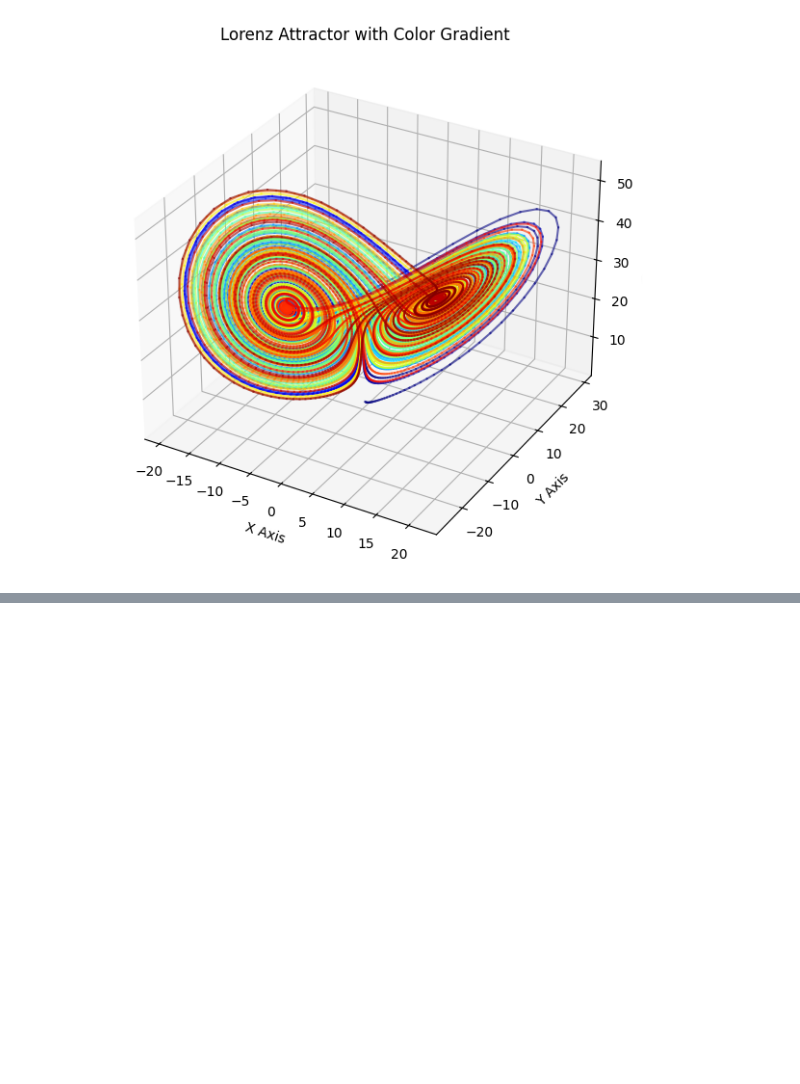
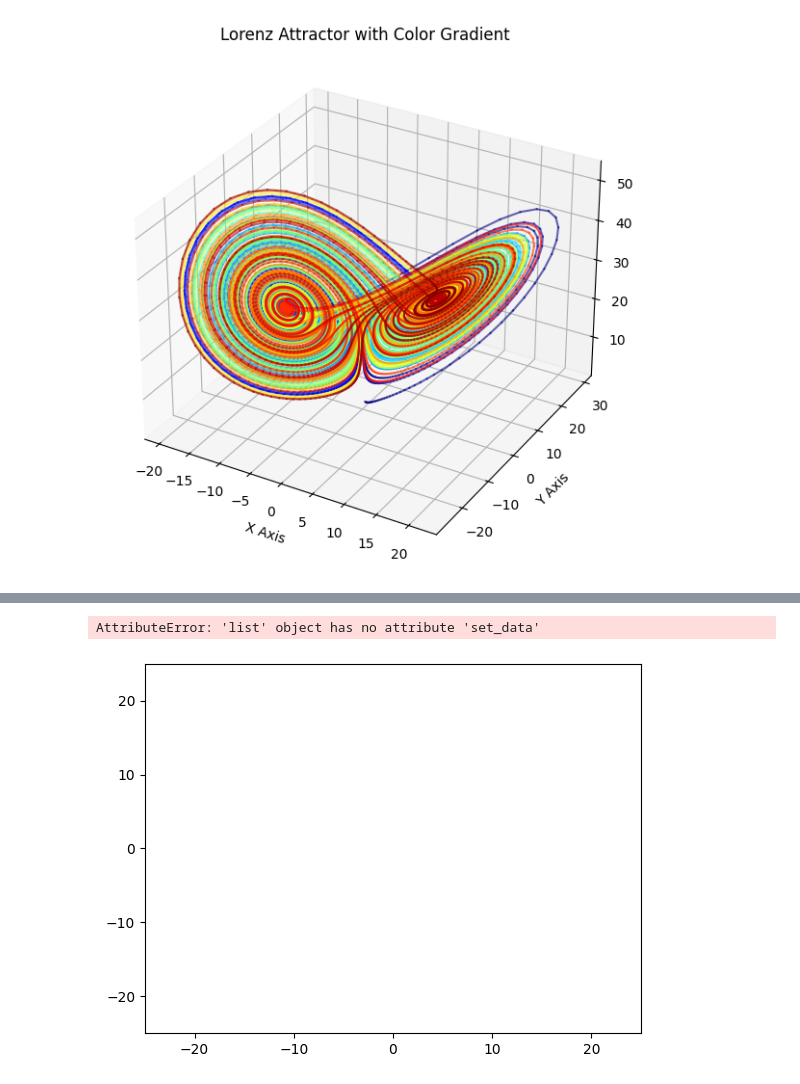
Before and after one commit to AzeezIsh/Intel-Sandbox, a Jupyter notebook: Lorenz/lorenz_api.ipynb, the cells around one changed output, grey strips where cells are left out. Drawn from its saved outputs; the diff is of its cells as text; code cells hidden in the pictures; blank space fills up the shorter version.

```diff
--- a/Lorenz/lorenz_api.ipynb
+++ b/Lorenz/lorenz_api.ipynb
@@ -49,0 +158,38 @@ plt.show()
+# %%
+import matplotlib.animation as animation
+import matplotlib.pyplot as plt
+from mpl_toolkits.mplot3d import Axes3D
+# creating a blank window
+# for the animation
+def init():
+    line.set_data([], [])
+    line.set_3d_properties([])
+    return line,
+
+fig = plt.figure()
+colors = plt.cm.jet(np.linspace(0, 1, x + 1))
+axis = plt.axes(xlim =(-25, 25),
+                ylim =(-25, 25))
+
+line = axis.plot([], [], [], lw = 2, color=colorsG, alpha=0.6)
+
+# initializing empty values
+# for x and y co-ordinates
+xdata, ydata, zdata = [], [], []
+
+# Animation function which updates plot
+def animate(i):
+    line.set_data(dxdt[:i], dydt[:i])
+    line.set_3d_properties(dzdt[:i])
+    line.set_color(colors[i])
+    return line,
+
+# Creating the animation
+anim = animation.FuncAnimation(fig, animate, init_func=init,
+                               frames=2000, interval=10, blit=True)
+
+# saves the animation in our desktop
+anim.save('lorenz.mp4', writer = 'ffmpeg', fps = 15)
+# %% [output]
+AttributeError: 'list' object has no attribute 'set_data'
+[figure, added]
```
Also changed, not shown: parts of 5 cells of this notebook, 2 other files.
